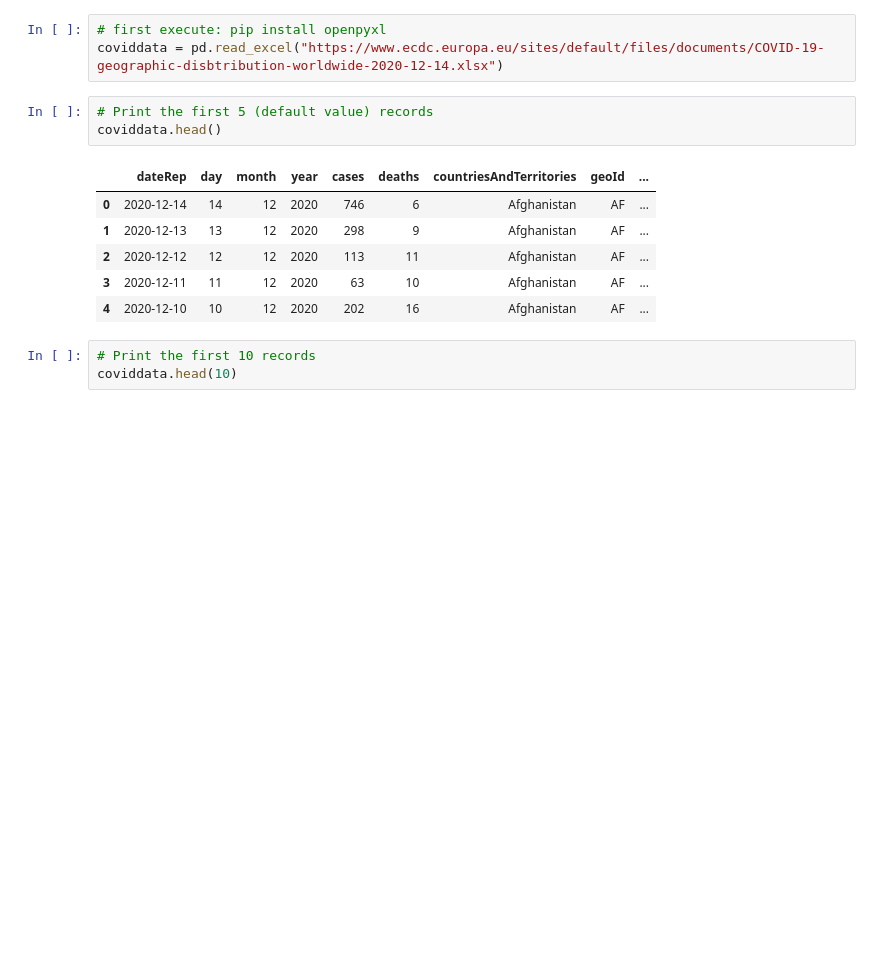
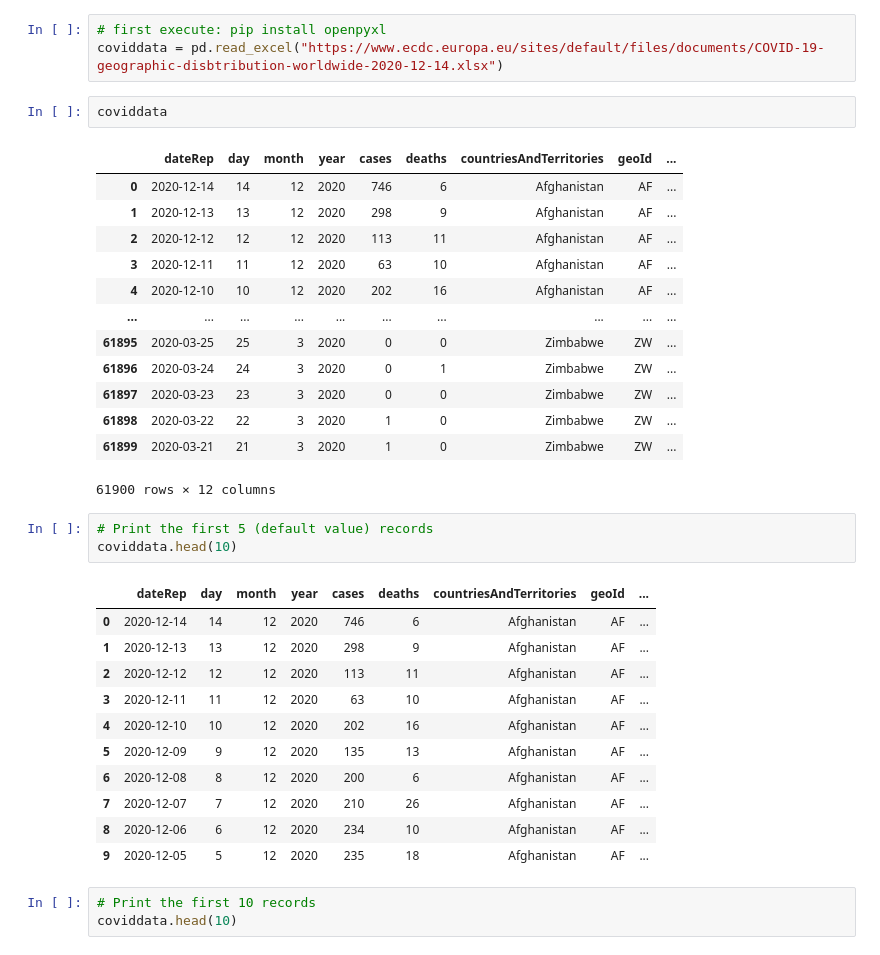
Before and after one commit to jdecorte/ai_ml, a Jupyter notebook: 014-pandas_matplotlib_introduction_case_corona.ipynb, the cells around one changed output. Drawn from its saved outputs; the diff is of its cells as text; blank space fills up the shorter version.

```diff
--- a/014-pandas_matplotlib_introduction_case_corona.ipynb
+++ b/014-pandas_matplotlib_introduction_case_corona.ipynb
@@ -8,9 +8,25 @@ import numpy as np
 # %%
 # first execute: pip install openpyxl
 coviddata = pd.read_excel("https://www.ecdc.europa.eu/sites/default/files/documents/COVID-19-geographic-disbtribution-worldwide-2020-12-14.xlsx")
+# %%
+coviddata
+# %% [output]
+|  | dateRep | day | month | year | cases | deaths | countriesAndTerritories | geoId | ... |
+| 0 | 2020-12-14 | 14 | 12 | 2020 | 746 | 6 | Afghanistan | AF | ... |
+| 1 | 2020-12-13 | 13 | 12 | 2020 | 298 | 9 | Afghanistan | AF | ... |
+| 2 | 2020-12-12 | 12 | 12 | 2020 | 113 | 11 | Afghanistan | AF | ... |
+| 3 | 2020-12-11 | 11 | 12 | 2020 | 63 | 10 | Afghanistan | AF | ... |
+| 4 | 2020-12-10 | 10 | 12 | 2020 | 202 | 16 | Afghanistan | AF | ... |
+| ... | ... | ... | ... | ... | ... | ... | ... | ... | ... |
+| 61895 | 2020-03-25 | 25 | 3 | 2020 | 0 | 0 | Zimbabwe | ZW | ... |
+| 61896 | 2020-03-24 | 24 | 3 | 2020 | 0 | 1 | Zimbabwe | ZW | ... |
+| 61897 | 2020-03-23 | 23 | 3 | 2020 | 0 | 0 | Zimbabwe | ZW | ... |
+| 61898 | 2020-03-22 | 22 | 3 | 2020 | 1 | 0 | Zimbabwe | ZW | ... |
+| 61899 | 2020-03-21 | 21 | 3 | 2020 | 1 | 0 | Zimbabwe | ZW | ... |
+61900 rows × 12 columns
 # %%
 # Print the first 5 (default value) records
-coviddata.head()
+coviddata.head(10)
 # %% [output]
 |  | dateRep | day | month | year | cases | deaths | countriesAndTerritories | geoId | ... |
 | 0 | 2020-12-14 | 14 | 12 | 2020 | 746 | 6 | Afghanistan | AF | ... |
@@ -18,6 +34,11 @@ coviddata.head()
 | 2 | 2020-12-12 | 12 | 12 | 2020 | 113 | 11 | Afghanistan | AF | ... |
 | 3 | 2020-12-11 | 11 | 12 | 2020 | 63 | 10 | Afghanistan | AF | ... |
 | 4 | 2020-12-10 | 10 | 12 | 2020 | 202 | 16 | Afghanistan | AF | ... |
+| 5 | 2020-12-09 | 9 | 12 | 2020 | 135 | 13 | Afghanistan | AF | ... |
+| 6 | 2020-12-08 | 8 | 12 | 2020 | 200 | 6 | Afghanistan | AF | ... |
+| 7 | 2020-12-07 | 7 | 12 | 2020 | 210 | 26 | Afghanistan | AF | ... |
+| 8 | 2020-12-06 | 6 | 12 | 2020 | 234 | 10 | Afghanistan | AF | ... |
+| 9 | 2020-12-05 | 5 | 12 | 2020 | 235 | 18 | Afghanistan | AF | ... |
 # %%
 # Print the first 10 records
 coviddata.head(10)
```
Also changed, not shown: parts of 4 cells of this notebook, 6 other files.
